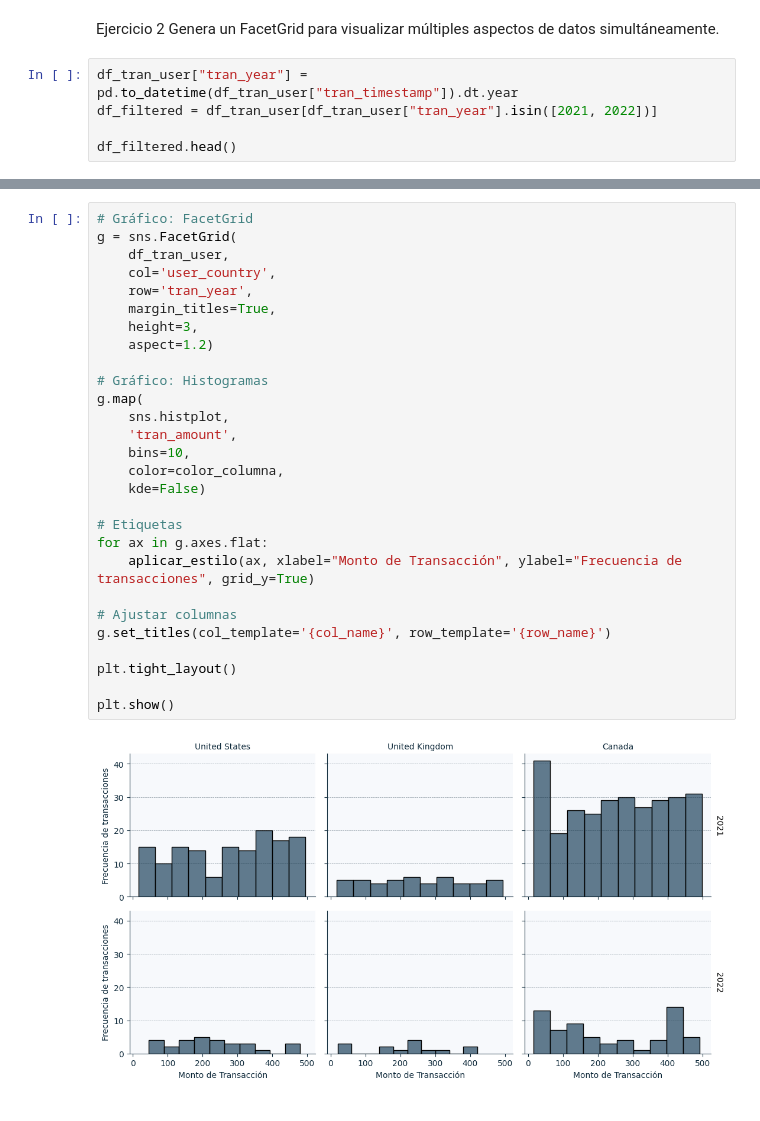
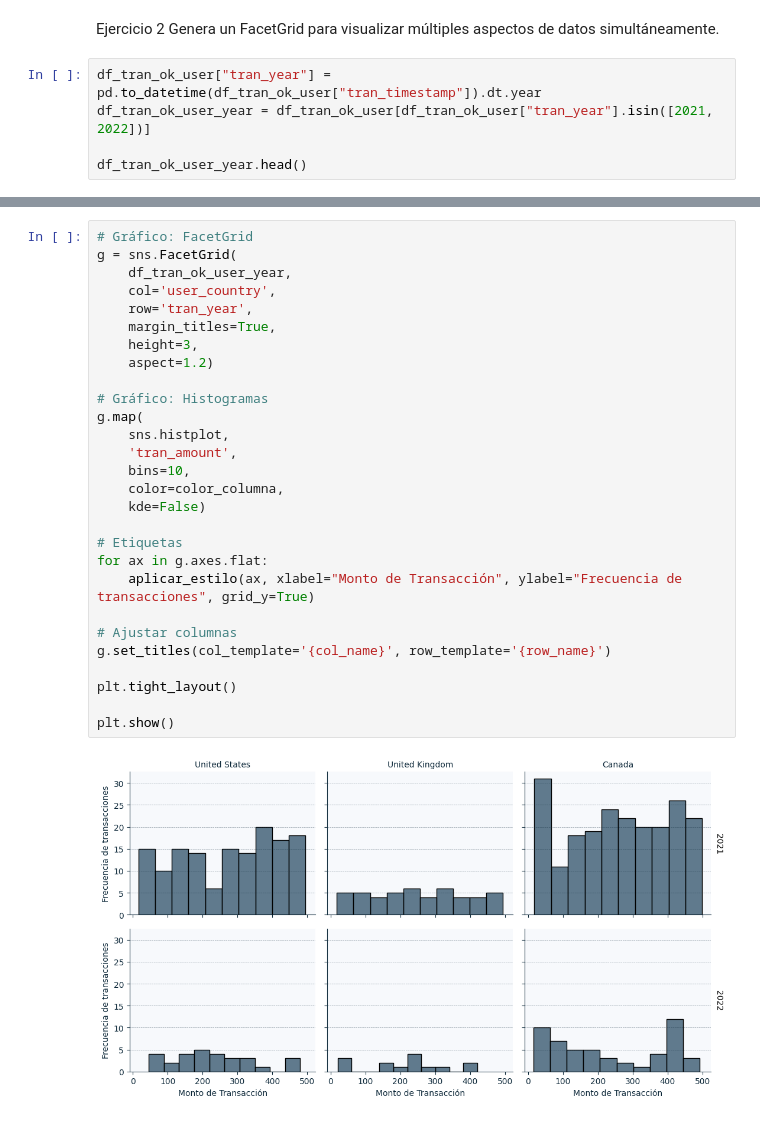
Before and after one commit to ingridtp/itacademy, a Jupyter notebook: Sprint 8/Sprint8.ipynb, the cells around one changed output, grey strips where cells are left out. Cells and saved outputs as stored; diff of their text form.

```diff
--- a/Sprint 8/Sprint8.ipynb
+++ b/Sprint 8/Sprint8.ipynb
@@ -1183,10 +1183,10 @@ plt.show()
 Ejercicio 2
 Genera un FacetGrid para visualizar múltiples aspectos de datos simultáneamente.
 # %%
-df_tran_user["tran_year"] = pd.to_datetime(df_tran_user["tran_timestamp"]).dt.year
-df_filtered = df_tran_user[df_tran_user["tran_year"].isin([2021, 2022])]
+df_tran_ok_user["tran_year"] = pd.to_datetime(df_tran_ok_user["tran_timestamp"]).dt.year
+df_tran_ok_user_year = df_tran_ok_user[df_tran_ok_user["tran_year"].isin([2021, 2022])]
 
-df_filtered.head()
+df_tran_ok_user_year.head()
 # %% [output]
 |  | tran_id | card_id | comp_id | user_id | tran_timestamp | tran_amount | tran_decline | tran_lat | ... |
 | 0 | 02C6201E-D90A-1859-B4EE-88D2986D3B02 | CcU-2938 | b-2362 | 92 | 2021-08-28 23:42:24 | 466.92 | False | 81.9185 | ... |
@@ -1197,33 +1197,33 @@ df_filtered.head()
 # %%
 # Gráfico: FacetGrid
 g = sns.FacetGrid(
-    df_tran_user,
+    df_tran_ok_user_year,
     col='user_country',
     row='tran_year',
     margin_titles=True,
     height=3,
     aspect=1.2)
 
 # Gráfico: Histogramas
 g.map(
     sns.histplot,
     'tran_amount',
     bins=10,
     color=color_columna,
     kde=False)
 
 # Etiquetas
 for ax in g.axes.flat:
     aplicar_estilo(ax, xlabel="Monto de Transacción", ylabel="Frecuencia de transacciones", grid_y=True)
 
 # Ajustar columnas
 g.set_titles(col_template='{col_name}', row_template='{row_name}')
 
 plt.tight_layout()
 
 plt.show()
 # %% [output]
-[figure, old version]
+[figure, new version]
 # %% [markdown]
 - Variables graficadas
    - Monto de transacción (tran_amount)
```
Also changed, not shown: parts of 1 cell of this notebook.
